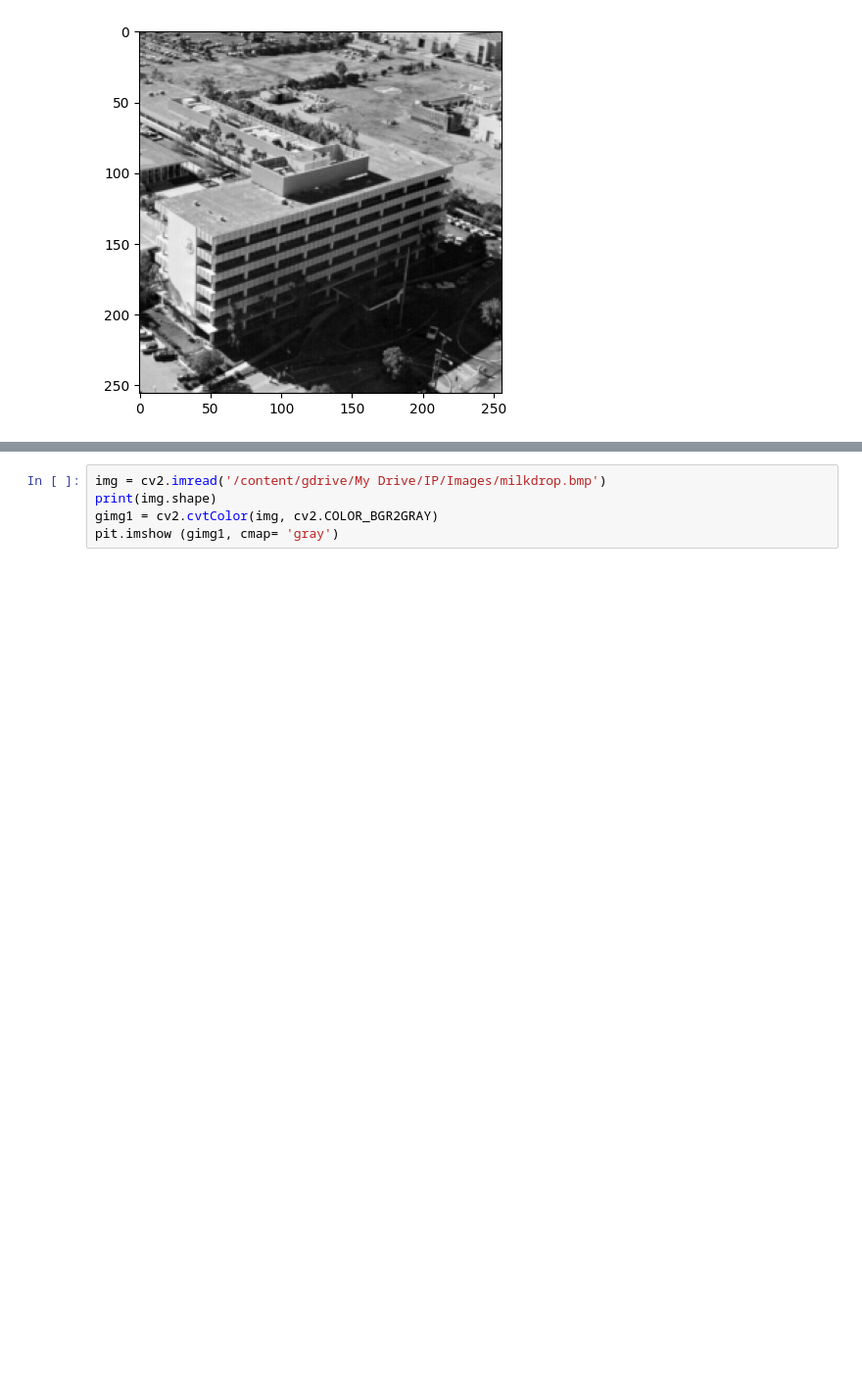
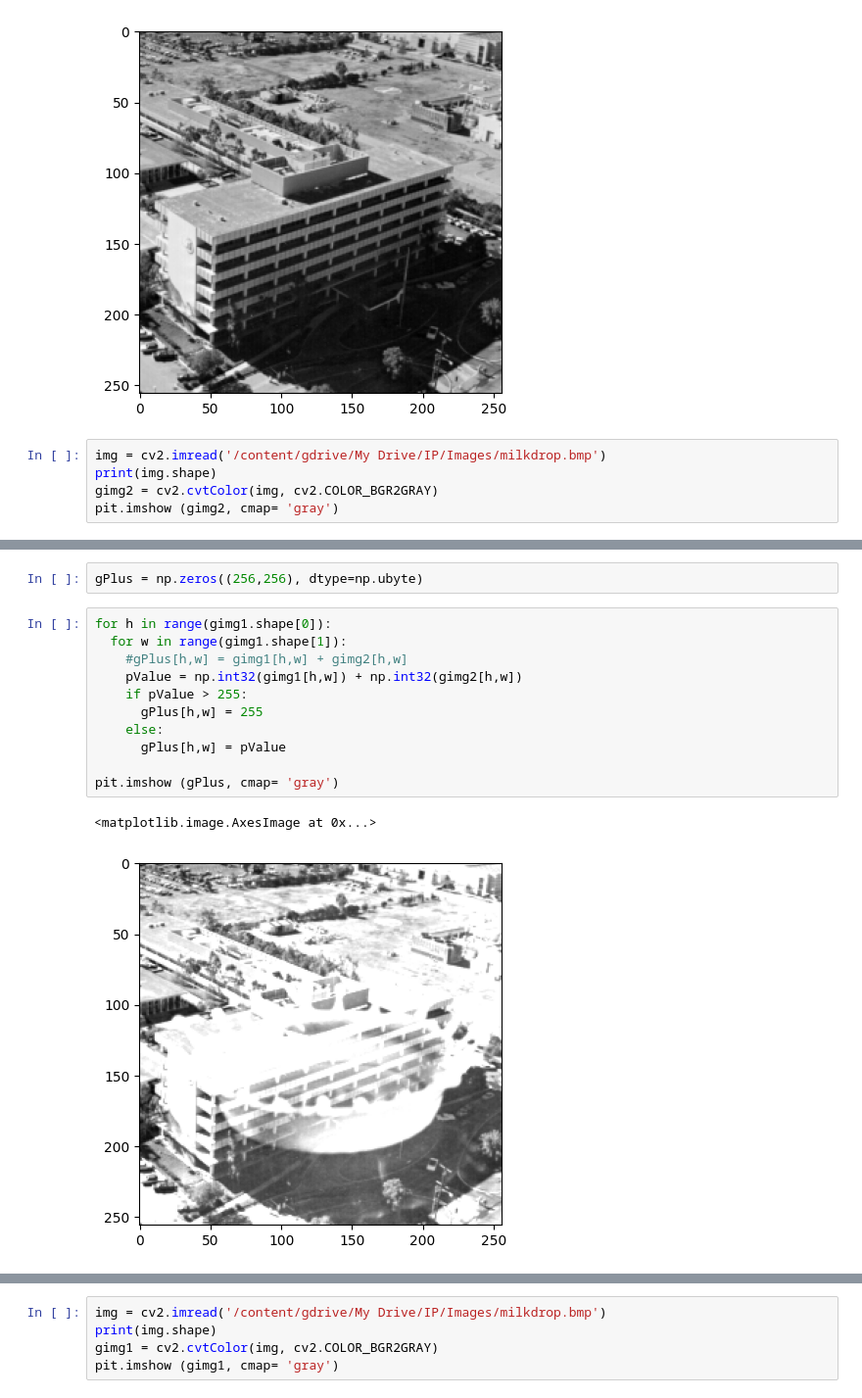
Before and after one commit to KdlsMH/20204451_Digital_Image_Processing_-, a Jupyter notebook: Ch03_1.ipynb, the cells around one changed output, grey strips where cells are left out. Shown at 98% size. Saved outputs shown, nothing was run; the diff lists cells and outputs as text; blank space fills up the shorter version.

```diff
--- a/Ch03_1.ipynb
+++ b/Ch03_1.ipynb
@@ -18,3 +18,8 @@ pit.imshow (gimg1, cmap= 'gray')
 (256, 256, 3)
 <matplotlib.image.AxesImage at 0x...>
 [figure]
+# %%
+img = cv2.imread('/content/gdrive/My Drive/IP/Images/milkdrop.bmp')
+print(img.shape)
+gimg2 = cv2.cvtColor(img, cv2.COLOR_BGR2GRAY)
+pit.imshow (gimg2, cmap= 'gray')
@@ -20,0 +30,16 @@ pit.imshow (gimg1, cmap= 'gray')
+# %%
+gPlus = np.zeros((256,256), dtype=np.ubyte)
+# %%
+for h in range(gimg1.shape[0]):
+  for w in range(gimg1.shape[1]):
+    #gPlus[h,w] = gimg1[h,w] + gimg2[h,w]
+    pValue = np.int32(gimg1[h,w]) + np.int32(gimg2[h,w])
+    if pValue > 255:
+      gPlus[h,w] = 255
+    else:
+      gPlus[h,w] = pValue
+
+pit.imshow (gPlus, cmap= 'gray')
+# %% [output]
+<matplotlib.image.AxesImage at 0x...>
+[figure, added]
```
Also changed, not shown: parts of 11 cells of this notebook.
